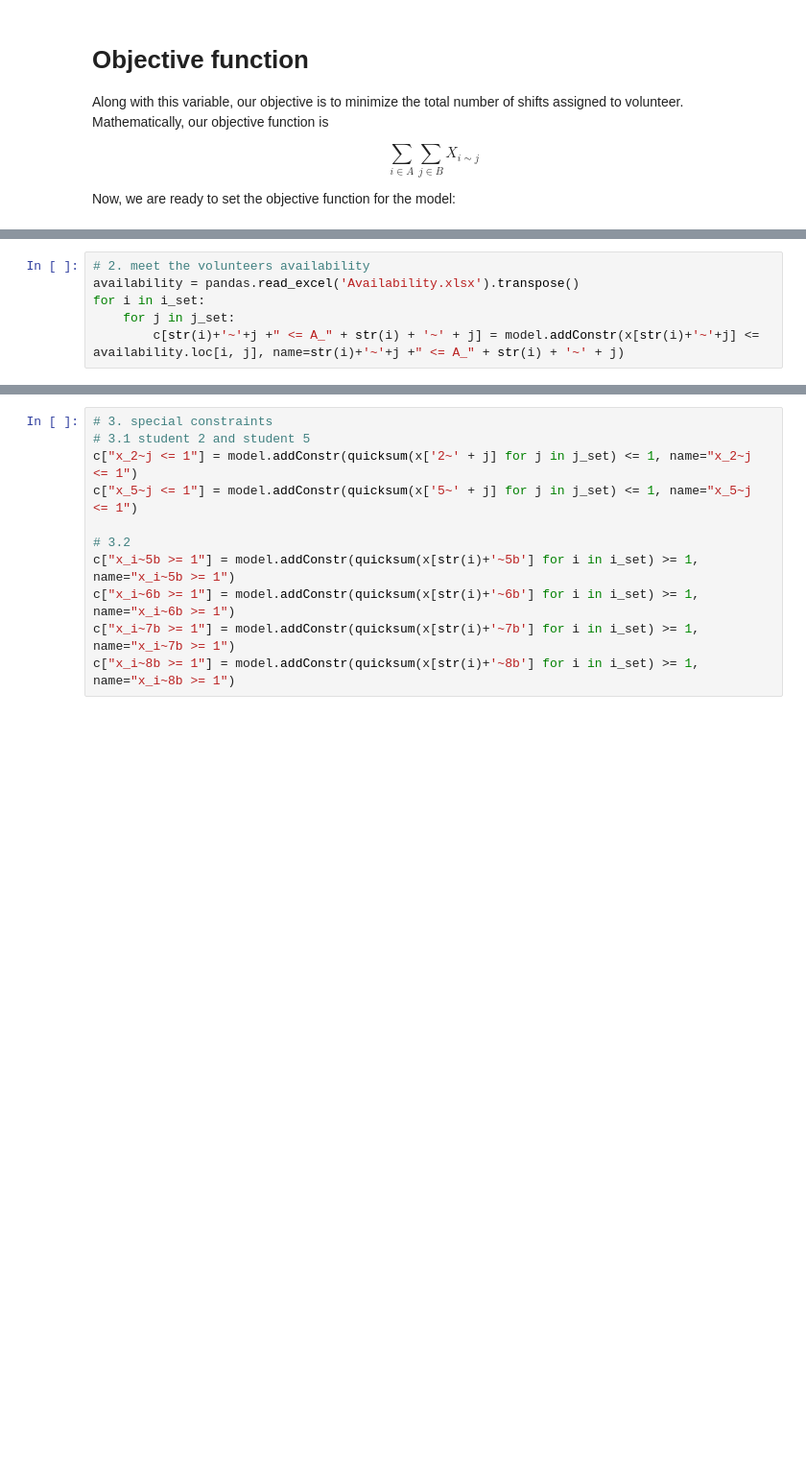
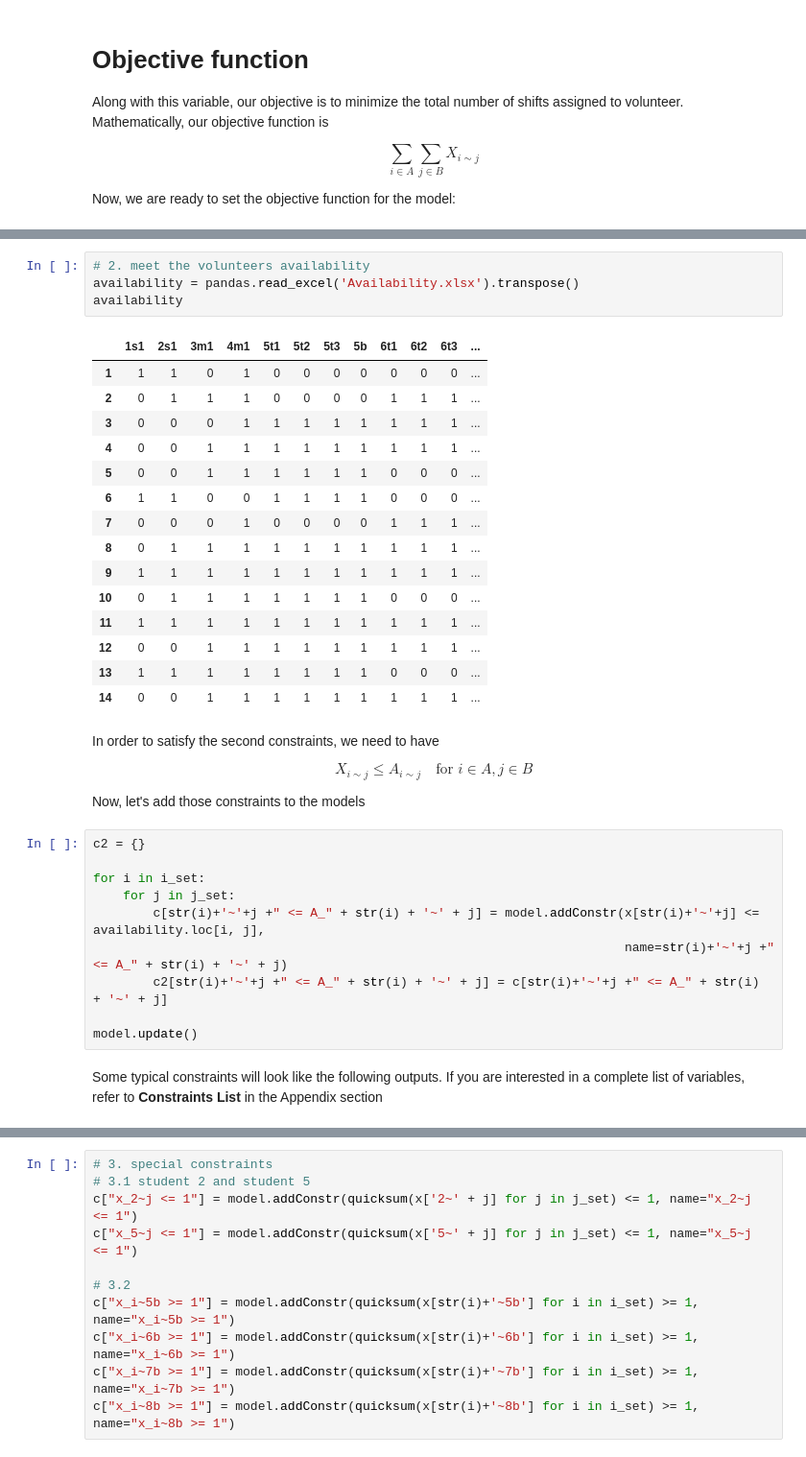
Before and after one commit to vwxyzjn/LP_optimization_python, a Jupyter notebook: Case -- Scheduling Student Volunteers for the INFORMS Annual Meeting.ipynb, the cells around one changed output, grey strips where cells are left out. Shown: that part at 96% size. Cells and saved outputs as stored; diff of their text form; blank space fills up the shorter version.

```diff
--- a/Case -- Scheduling Student Volunteers for the INFORMS Annual Meeting.ipynb
+++ b/Case -- Scheduling Student Volunteers for the INFORMS Annual Meeting.ipynb
@@ -83,6 +131,38 @@ for j in conference_shift:
+# %%
+# 2. meet the volunteers availability
+availability = pandas.read_excel('Availability.xlsx').transpose()
+availability
+# %% [output]
+|  | 1s1 | 2s1 | 3m1 | 4m1 | 5t1 | 5t2 | 5t3 | 5b | 6t1 | 6t2 | 6t3 | ... |
+| 1 | 1 | 1 | 0 | 1 | 0 | 0 | 0 | 0 | 0 | 0 | 0 | ... |
+| 2 | 0 | 1 | 1 | 1 | 0 | 0 | 0 | 0 | 1 | 1 | 1 | ... |
+| 3 | 0 | 0 | 0 | 1 | 1 | 1 | 1 | 1 | 1 | 1 | 1 | ... |
+| 4 | 0 | 0 | 1 | 1 | 1 | 1 | 1 | 1 | 1 | 1 | 1 | ... |
+| 5 | 0 | 0 | 1 | 1 | 1 | 1 | 1 | 1 | 0 | 0 | 0 | ... |
+| 6 | 1 | 1 | 0 | 0 | 1 | 1 | 1 | 1 | 0 | 0 | 0 | ... |
+| 7 | 0 | 0 | 0 | 1 | 0 | 0 | 0 | 0 | 1 | 1 | 1 | ... |
+| 8 | 0 | 1 | 1 | 1 | 1 | 1 | 1 | 1 | 1 | 1 | 1 | ... |
+| 9 | 1 | 1 | 1 | 1 | 1 | 1 | 1 | 1 | 1 | 1 | 1 | ... |
+| 10 | 0 | 1 | 1 | 1 | 1 | 1 | 1 | 1 | 0 | 0 | 0 | ... |
+| 11 | 1 | 1 | 1 | 1 | 1 | 1 | 1 | 1 | 1 | 1 | 1 | ... |
+| 12 | 0 | 0 | 1 | 1 | 1 | 1 | 1 | 1 | 1 | 1 | 1 | ... |
+| 13 | 1 | 1 | 1 | 1 | 1 | 1 | 1 | 1 | 0 | 0 | 0 | ... |
+| 14 | 0 | 0 | 1 | 1 | 1 | 1 | 1 | 1 | 1 | 1 | 1 | ... |
+# %% [markdown]
+In order to satisfy the second constraints, we need to have
+
+$$ X_{i\sim j} \leq A_{i\sim j} \quad \text{for } i\in A, j\in B$$
+
+Now, let's add those constraints to the models
 # %%
-# 2. meet the volunteers availability
-availability = pandas.read_excel('Availability.xlsx').transpose()
+c2 = {}
+
 for i in i_set:
     for j in j_set:
-        c[str(i)+'~'+j +" <= A_" + str(i) + '~' + j] = model.addConstr(x[str(i)+'~'+j] <= availability.loc[i, j], name=str(i)+'~'+j +" <= A_" + str(i) + '~' + j)
+        c[str(i)+'~'+j +" <= A_" + str(i) + '~' + j] = model.addConstr(x[str(i)+'~'+j] <= availability.loc[i, j],
+                                                                       name=str(i)+'~'+j +" <= A_" + str(i) + '~' + j)
+        c2[str(i)+'~'+j +" <= A_" + str(i) + '~' + j] = c[str(i)+'~'+j +" <= A_" + str(i) + '~' + j]
+
+model.update()
+# %% [markdown]
+Some typical constraints will look like the following outputs. If you are interested in a complete list of variables, refer to **Constraints List** in the Appendix section
```
Also changed, not shown: parts of 12 cells of this notebook.
